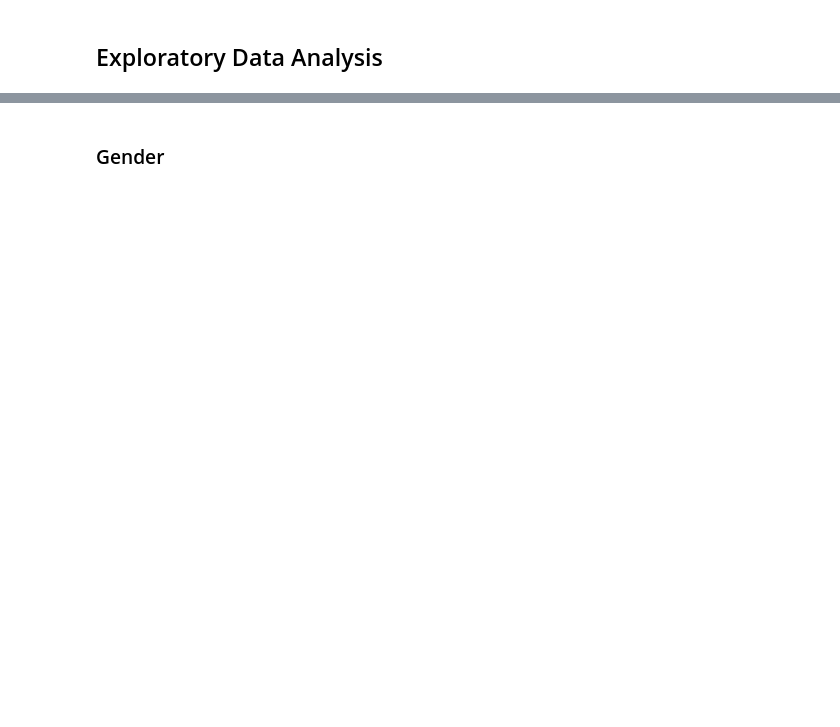
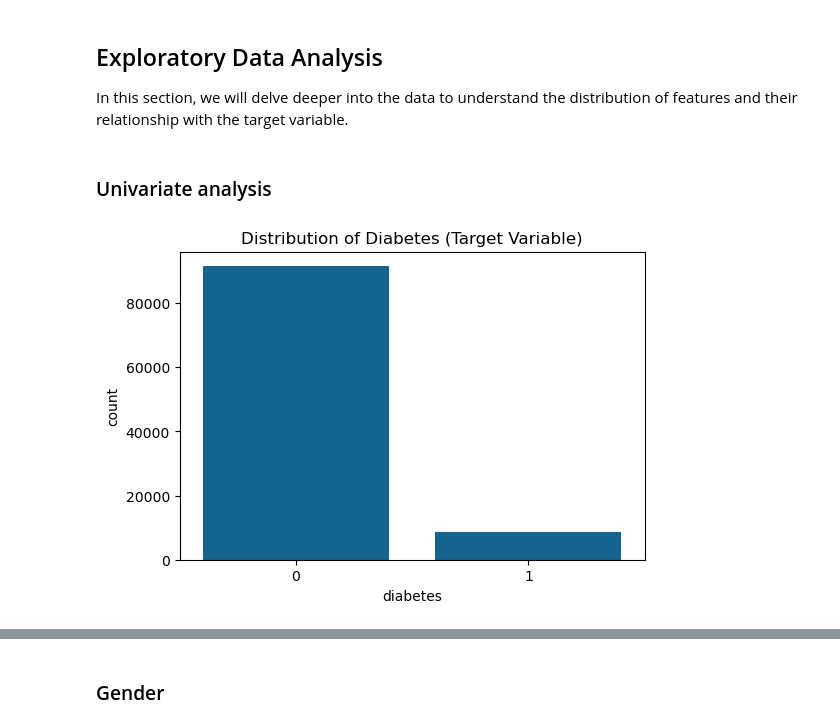
Before and after one commit to im-AnirudhBetrabet/Diabetes-Prediction, a Jupyter notebook: Diabetes-Classification.ipynb, the cells around one changed output, grey strips where cells are left out. Saved outputs shown, nothing was run; the diff lists cells and outputs as text; code cells hidden in the pictures; blank space fills up the shorter version.

```diff
--- a/Diabetes-Classification.ipynb
+++ b/Diabetes-Classification.ipynb
@@ -56,2 +96,13 @@ df.describe()
 # %% [markdown]
 ## Exploratory Data Analysis
+In this section, we will delve deeper into the data to understand the distribution of features and their relationship with the target variable.
+# %% [markdown]
+### Univariate analysis
+# %%
+plt.figure(figsize=(6, 4))
+sns.countplot(x='diabetes', data=df)                             ## Plot the distribution of the target variable.
+plt.title('Distribution of Diabetes (Target Variable)')
+plt.savefig('./plots/target_variable_distribution.jpeg')         ## Saving the plot for reference.
+plt.show()
+# %% [output]
+[figure, added]
```
Also changed, not shown: parts of 67 cells of this notebook.
